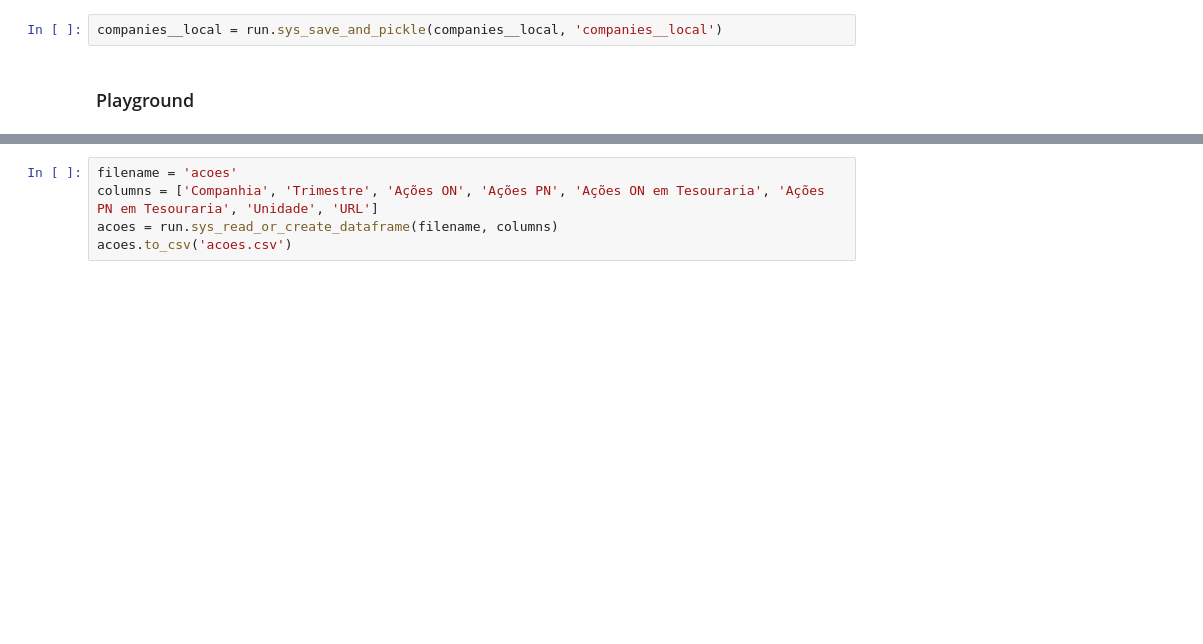
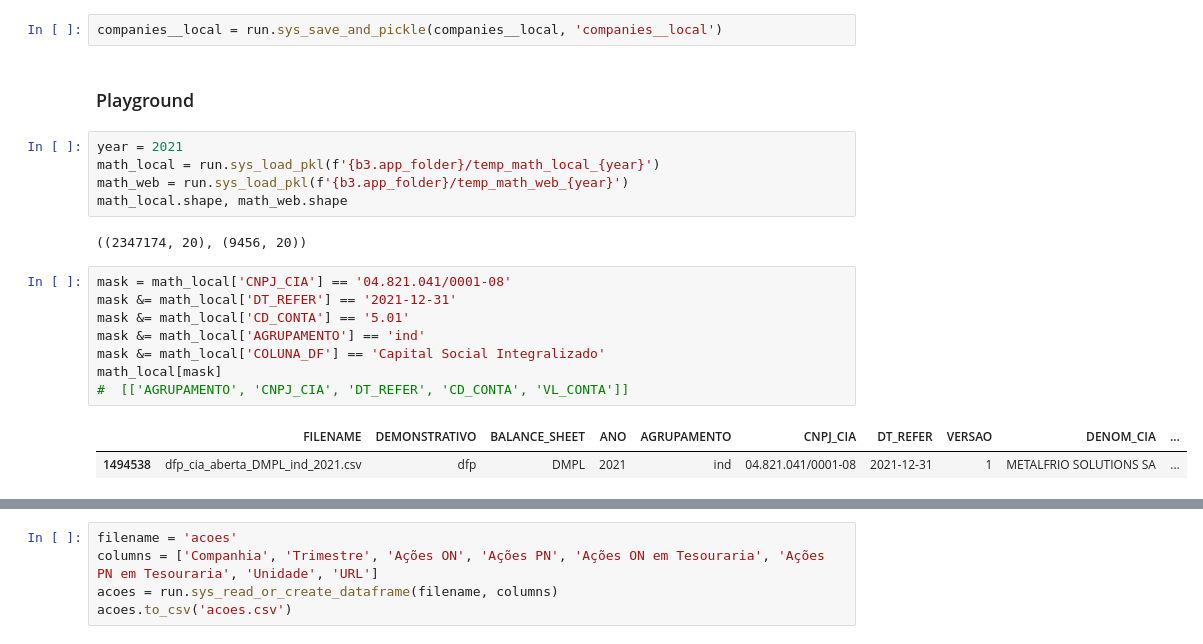
Before and after one commit to faustostangler/DSH, a Jupyter notebook: read_dash.ipynb, the cells around one changed output, grey strips where cells are left out. Drawn from its saved outputs; the diff is of its cells as text; blank space fills up the shorter version.

```diff
--- a/read_dash.ipynb
+++ b/read_dash.ipynb
@@ -244,3 +244,21 @@ companies__local = companies__local[~mask]
 companies__local = run.sys_save_and_pickle(companies__local, 'companies__local')
 # %% [markdown]
 ### Playground
+# %%
+year = 2021
+math_local = run.sys_load_pkl(f'{b3.app_folder}/temp_math_local_{year}')
+math_web = run.sys_load_pkl(f'{b3.app_folder}/temp_math_web_{year}')
+math_local.shape, math_web.shape
+# %% [output]
+((2347174, 20), (9456, 20))
+# %%
+mask = math_local['CNPJ_CIA'] == '04.821.041/0001-08'
+mask &= math_local['DT_REFER'] == '2021-12-31'
+mask &= math_local['CD_CONTA'] == '5.01'
+mask &= math_local['AGRUPAMENTO'] == 'ind'
+mask &= math_local['COLUNA_DF'] == 'Capital Social Integralizado'
+math_local[mask]
+#  [['AGRUPAMENTO', 'CNPJ_CIA', 'DT_REFER', 'CD_CONTA', 'VL_CONTA']]
+# %% [output]
+|  | FILENAME | DEMONSTRATIVO | BALANCE_SHEET | ANO | AGRUPAMENTO | CNPJ_CIA | DT_REFER | VERSAO | DENOM_CIA | ... |
+| 1494538 | dfp_cia_aberta_DMPL_ind_2021.csv | dfp | DMPL | 2021 | ind | 04.821.041/0001-08 | 2021-12-31 | 1 | METALFRIO SOLUTIONS SA | ... |
```
Also changed, not shown: parts of 4 cells of this notebook, 2 other files.
